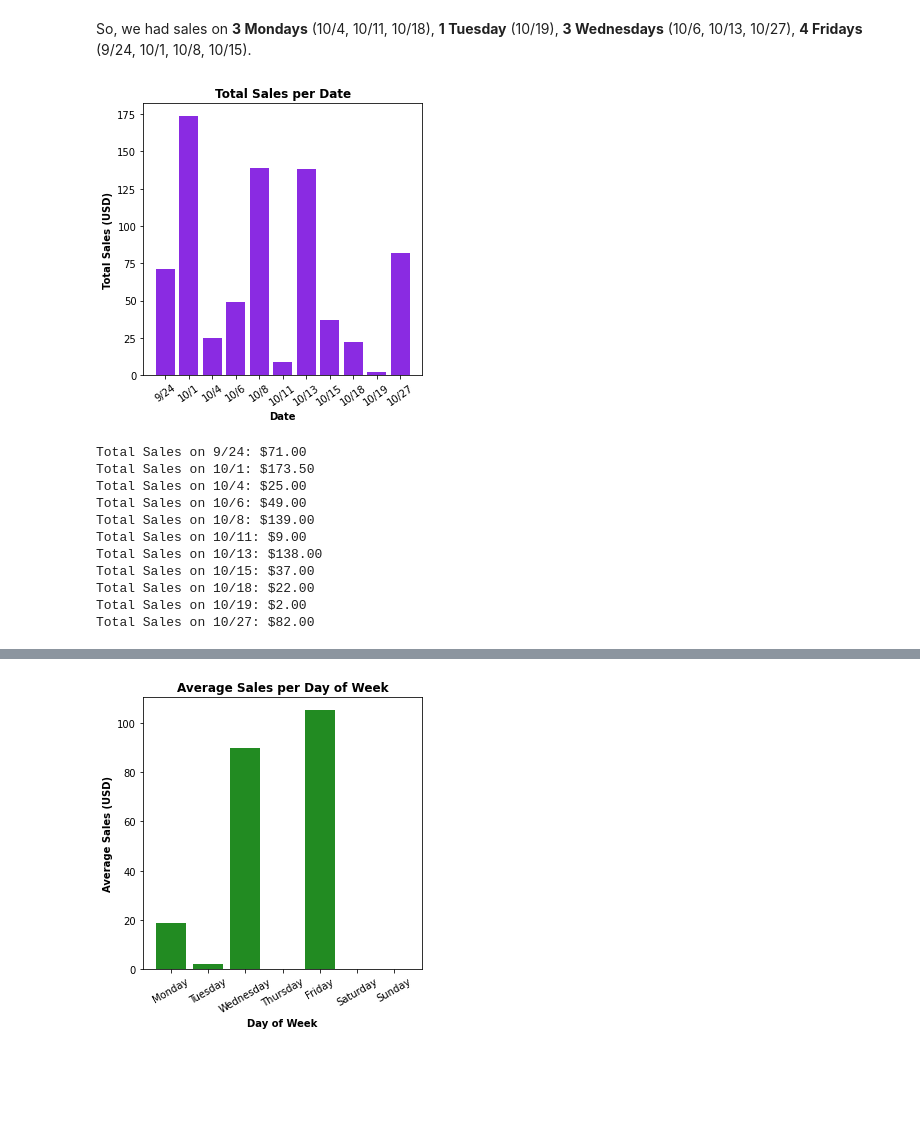
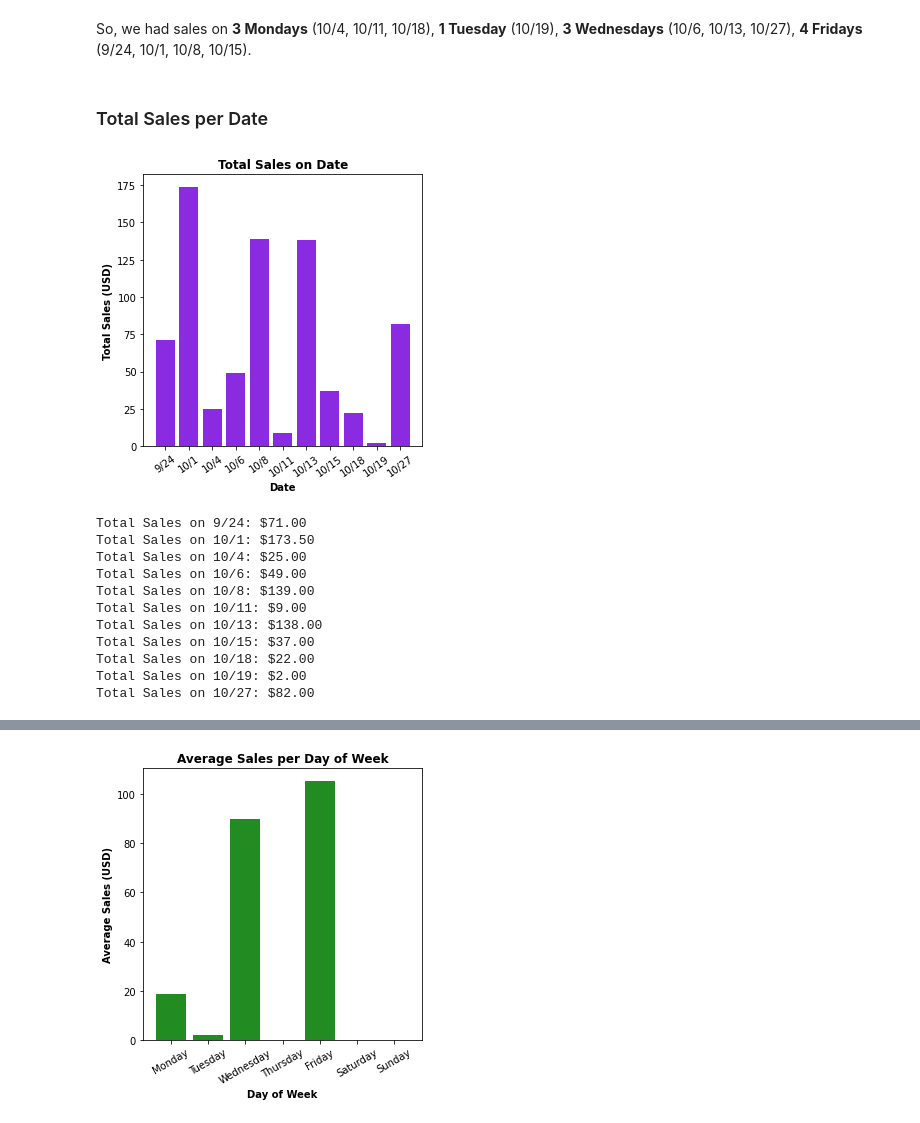
Before and after one commit to shraddha1803/ARS_DataAnalytics, a Jupyter notebook: Day-of-Week-Analysis/Sales_Analysis.ipynb, the cells around one changed output, grey strips where cells are left out. Drawn from its saved outputs; the diff is of its cells as text; code cells hidden in the pictures; blank space fills up the shorter version.

```diff
--- a/Day-of-Week-Analysis/Sales_Analysis.ipynb
+++ b/Day-of-Week-Analysis/Sales_Analysis.ipynb
@@ -65,24 +50,26 @@ print(df['Date'].unique())
 # %% [markdown]
 So, we had sales on **3 Mondays** (10/4, 10/11, 10/18), **1 Tuesday** (10/19), **3 Wednesdays** (10/6, 10/13, 10/27), **4 Fridays** (9/24, 10/1, 10/8, 10/15).
+# %% [markdown]
+### Total Sales per Date
 # %%
 # Total sales for each day we held a sale
 unique_dates = ['9/24', '10/1', '10/4', '10/6', '10/8', '10/11', '10/13', '10/15', '10/18', '10/19', '10/27']
 unique_tots = []
 for d in df['Date'].unique():
     unique_tots.append(df.loc[df['Date'] == d, 'Total Price'].sum())
 
 plt.figure(figsize=(5,5))
 plt.xticks(rotation = 35)
 plt.xlabel('Date', fontweight = 'bold')
 plt.ylabel('Total Sales (USD)', fontweight = 'bold')
-plt.title('Total Sales per Date', fontweight = 'bold')
+plt.title('Total Sales on Date', fontweight = 'bold')
 plt.bar(unique_dates, unique_tots, color = 'blueviolet')
 plt.show()
 
 for i in range(len(unique_dates)):
     print('Total Sales on {}: ${:.2f}'.format(unique_dates[i], unique_tots[i]))
 # %% [output]
-[figure, old version]
+[figure, new version]
 Total Sales on 9/24: $71.00
 Total Sales on 10/1: $173.50
 Total Sales on 10/4: $25.00
```
Also changed, not shown: parts of 16 cells of this notebook.
